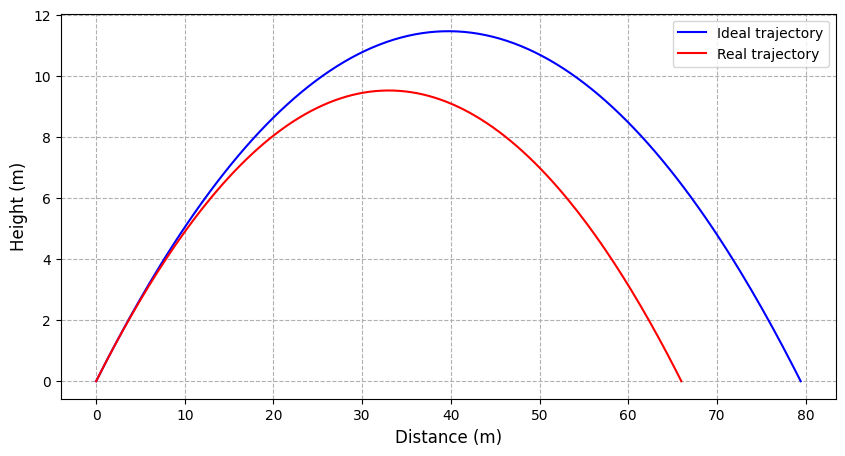
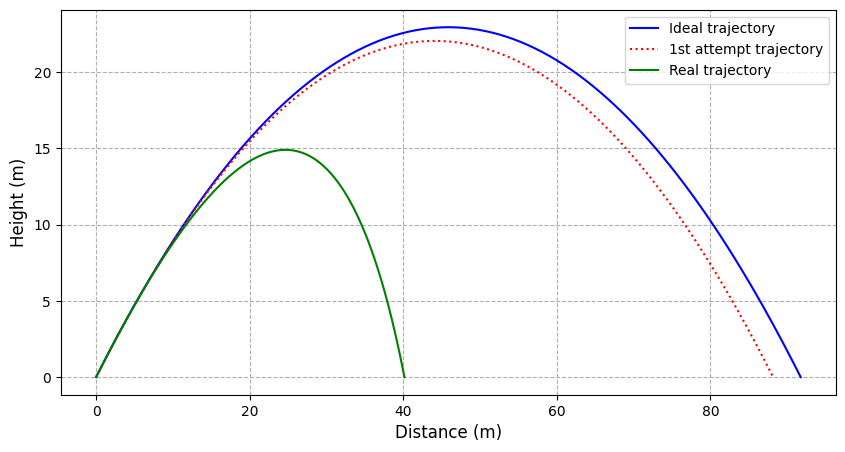
Code edit (unified diff) that turned the first committed figure into the second:
--- before
+++ after
@@ -1,4 +1,6 @@
+
 import numpy as np
 import matplotlib.pyplot as plt
+import sys
 
 #DEFINING INITIAL CONDITIONS
@@ -14,6 +16,7 @@
 
 #CHECKING INPUTS
-if alpha_deg == 90:
-  print("Launch angle cannot be right")
+if alpha_deg == 90 or alpha_deg==0:
+  print("Launch angle cannot be right or 0")
+  sys.exit()
 else:
   alpha = alpha_deg*np.pi/180 #rad
@@ -27,20 +30,45 @@
   return x * np.tan(alpha) - ideal_second_term
 
+#TRAJECTORY OF THE ATTEMPT BULLET
+#ERROR IN THIS MODEL: We were, wrongly, supposing that the decrease in acceleration due to friction were constant,
+#whereas it is proportional to velocity. Moreover, friction influences horizontal motion,too.
+attempt_second_term = ((g+C/m)) / (2 * v0x**2)
+attempt_Range = np.tan(alpha)/attempt_second_term
+def attempt_trajectory(u, g, alpha, v0x):
+  return u * np.tan(alpha) - attempt_second_term*u**2
+
 #TRAJECTORY OF THE REAL BULLET
-real_second_term = ((g+C/m)) / (2 * v0x**2)
-real_Range = np.tan(alpha)/real_second_term
-def real_trajectory(u, g, alpha, v0x):
-  return u * np.tan(alpha) - real_second_term*u**2
+dt=0.01
+vp = [v0x]
+vq = [v0y]
+p = [x0]
+q = [y0]
+
+while q[-1] >= 0:
+
+  next_p=p[-1]+vp[-1]*dt
+  next_q=q[-1]+vq[-1]*dt
+  next_vp=vp[-1]-(C/m)*vp[-1]*dt
+  next_vq=vq[-1]-(C/m)*vq[-1]*dt-g*dt
+
+  p.append(next_p)
+  q.append(next_q)
+  vp.append(next_vp)
+  vq.append(next_vq)
+
 
 #CREATION OF THE COORDINATES
 dx = np.linspace(0, ideal_Range, 200)
 dy = ideal_trajectory(dx, g, alpha, v0x)
-du = np.linspace(0, real_Range, 200)
-dv = real_trajectory(du, g, alpha, v0x)
+du = np.linspace(0, attempt_Range, 200)
+dv = attempt_trajectory(du, g, alpha, v0x)
 
-#PLOTTING
+
+#PLOTTING THE TRAJECTORY
+#NOTE ON VARIABLES: (u,v) and (p,q) still represent the standard (x,y) coordinates.
 plt.figure(figsize=(10,5))
 plt.plot(dx,dy, label="Ideal trajectory", color= "blue")
-plt.plot(du, dv,label="Real trajectory", color= "red" )
+plt.plot(du, dv,label="1st attempt trajectory", color= "red", linestyle=':' )
+plt.plot(p,q, label="Real trajectory", color = "green")
 plt.xlabel("Distance (m)", fontsize=12)
 plt.ylabel("Height (m)", fontsize=12)
@@ -48,2 +76,4 @@
 plt.legend()
 plt.show()
+#TERMINAL VELOCITY: When C/m gets bigger, it is easier for friction to balance weight:
+# the right branch of the trajectory flattens out and the projectile aproaches a terminal velocity.

Commit: Solved physics problem (friction acceleration is not constant), implemented air resistance also on horizontal motion